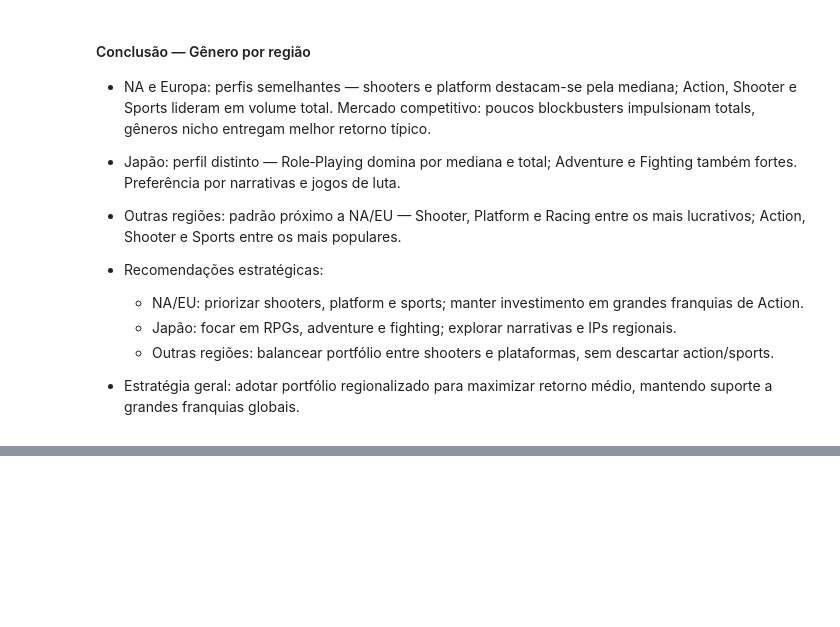
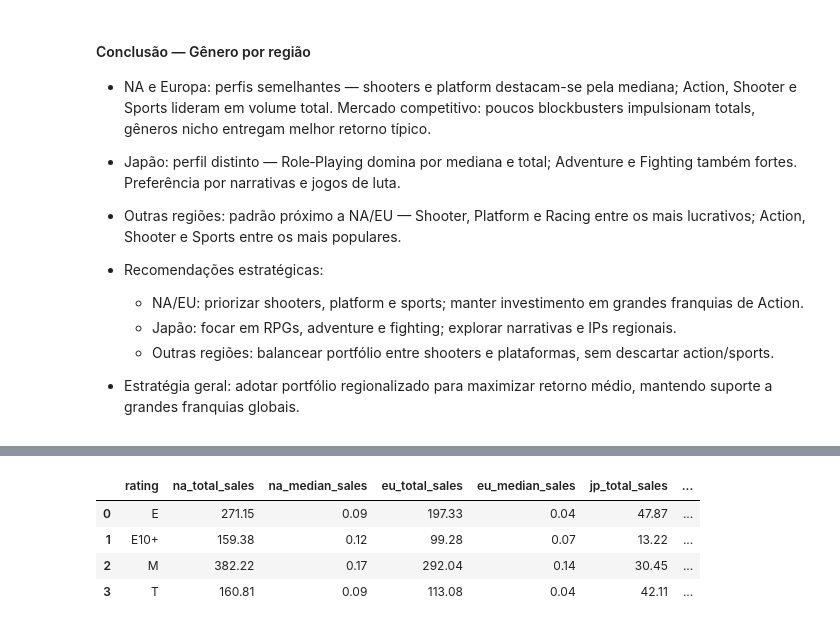
Before and after one commit to peperrone/mbads-sprint7-games, a Jupyter notebook: notebook.ipynb, the cells around one changed output, grey strips where cells are left out. Drawn from its saved outputs; the diff is of its cells as text; code cells hidden in the pictures; blank space fills up the shorter version.

```diff
--- a/notebook.ipynb
+++ b/notebook.ipynb
@@ -1970,0 +1990,13 @@ Esses resultados apontam que uma estratégia regionalizada de portfólio tem mai
+# %%
+# Adicionando percentual de vendas por região por classificação aos dados
+df_grouped_rating['na_sales_percent'] = df_grouped_rating['na_total_sales'] / df_grouped_rating['na_total_sales'].sum() * 100
+df_grouped_rating['eu_sales_percent'] = df_grouped_rating['eu_total_sales'] / df_grouped_rating['eu_total_sales'].sum() * 100
+df_grouped_rating['jp_sales_percent'] = df_grouped_rating['jp_total_sales'] / df_grouped_rating['jp_total_sales'].sum() * 100
+df_grouped_rating['other_sales_percent'] = df_grouped_rating['other_total_sales'] / df_grouped_rating['other_total_sales'].sum() * 100
+display(df_grouped_rating)
+# %% [output]
+|  | rating | na_total_sales | na_median_sales | eu_total_sales | eu_median_sales | jp_total_sales | ... |
+| 0 | E | 271.15 | 0.09 | 197.33 | 0.04 | 47.87 | ... |
+| 1 | E10+ | 159.38 | 0.12 | 99.28 | 0.07 | 13.22 | ... |
+| 2 | M | 382.22 | 0.17 | 292.04 | 0.14 | 30.45 | ... |
+| 3 | T | 160.81 | 0.09 | 113.08 | 0.04 | 42.11 | ... |
```
Also changed, not shown: parts of 22 cells of this notebook.
